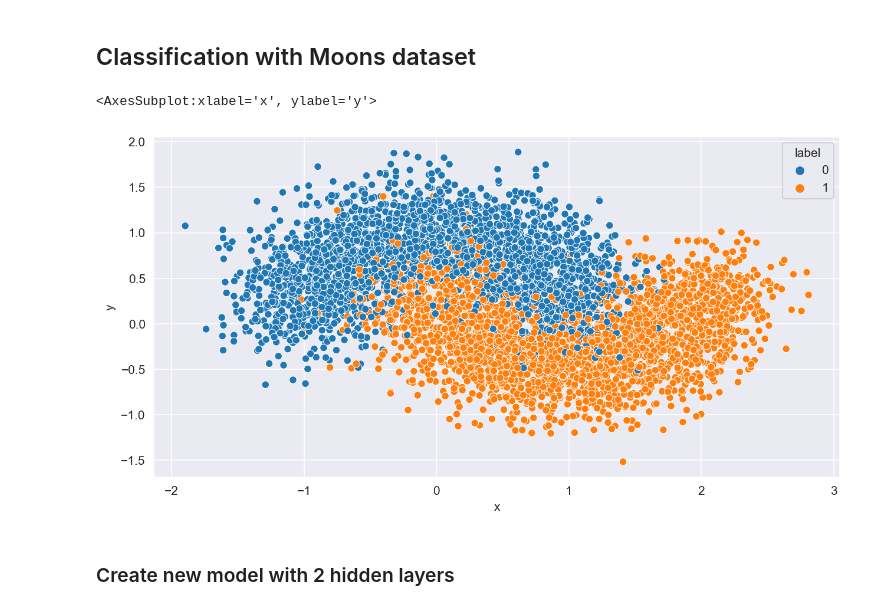
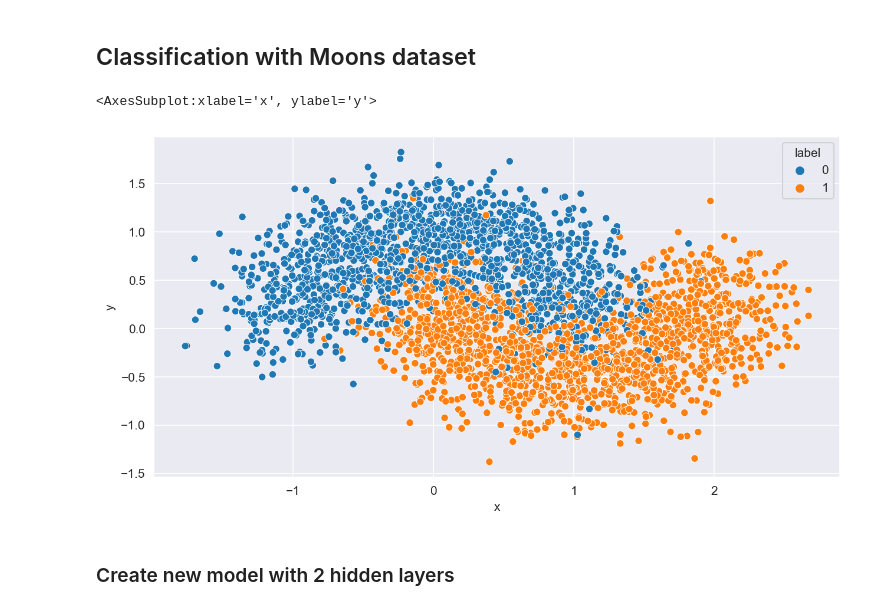
Before and after one commit to vornao/neural-network-from-scratch, a Jupyter notebook: src/moons-mnist-test.ipynb, the cells around one changed output. Cells and saved outputs as stored; diff of their text form; code cells hidden in the pictures.

```diff
--- a/src/moons-mnist-test.ipynb
+++ b/src/moons-mnist-test.ipynb
@@ -27,14 +27,14 @@ mpl.rcParams["figure.figsize"] = 10, 5
 # %% [markdown]
 ## Classification with Moons dataset
 # %%
-x, y = make_moons(n_samples = 5000, noise=0.3, random_state=200)
+x, y = make_moons(n_samples = 3000, noise=0.3, random_state=200)
 moons = pd.DataFrame(x, columns=['x', 'y'])
 moons['label'] = y
 sns.set_style("darkgrid")
 sns.scatterplot(moons, x='x', y= 'y', hue='label',)
 # %% [output]
 <AxesSubplot:xlabel='x', ylabel='y'>
-[figure, old version]
+[figure, new version]
 # %%
 x = moons[["x", "y"]].to_numpy()
 y = moons["label"].to_numpy()
```
Also changed, not shown: parts of 7 cells of this notebook.
